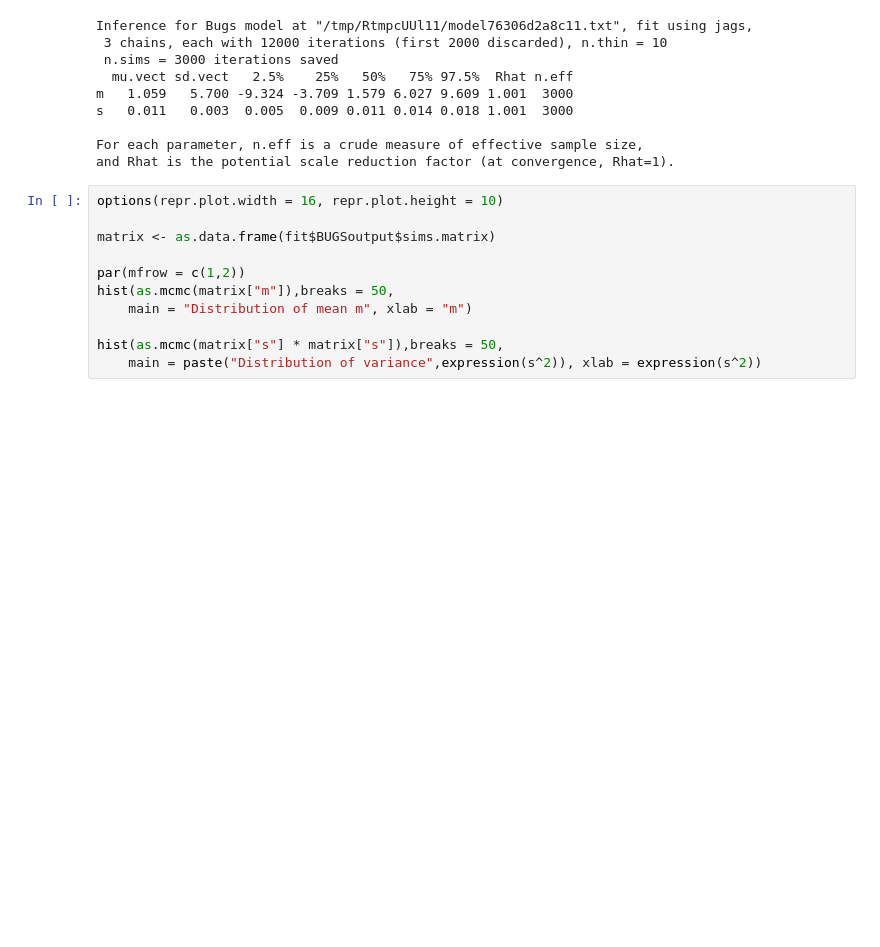
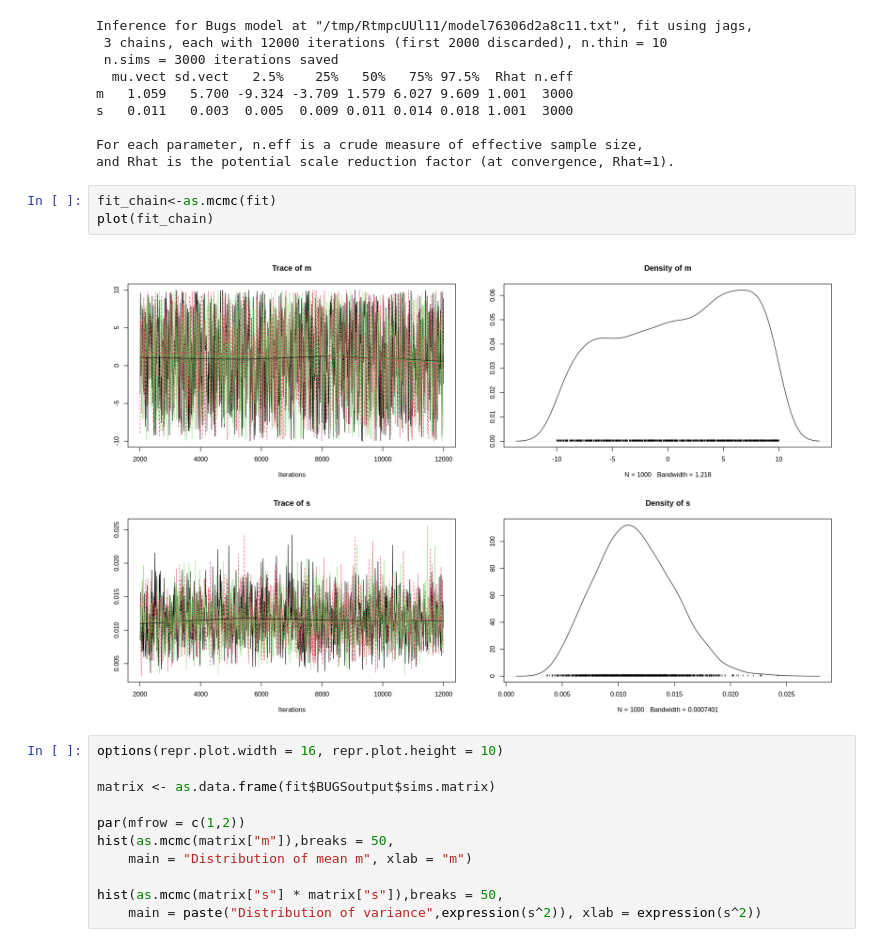
Before and after one commit to pietromalagoli/asp, a Jupyter notebook: code/lab05/Malagoli_Pietro_RLab05.ipynb, the cells around one changed output. Cells and saved outputs as stored; diff of their text form; blank space fills up the shorter version.

```diff
--- a/code/lab05/Malagoli_Pietro_RLab05.ipynb
+++ b/code/lab05/Malagoli_Pietro_RLab05.ipynb
@@ -374,6 +374,11 @@ s   0.011   0.003  0.005  0.009 0.011 0.014 0.018 1.001  3000
 
 For each parameter, n.eff is a crude measure of effective sample size,
 and Rhat is the potential scale reduction factor (at convergence, Rhat=1).
+# %%
+fit_chain<-as.mcmc(fit)
+plot(fit_chain)
+# %% [output]
+[figure, added]
 # %%
 options(repr.plot.width = 16, repr.plot.height = 10)
 
```
Also changed, not shown: parts of 8 cells of this notebook.
